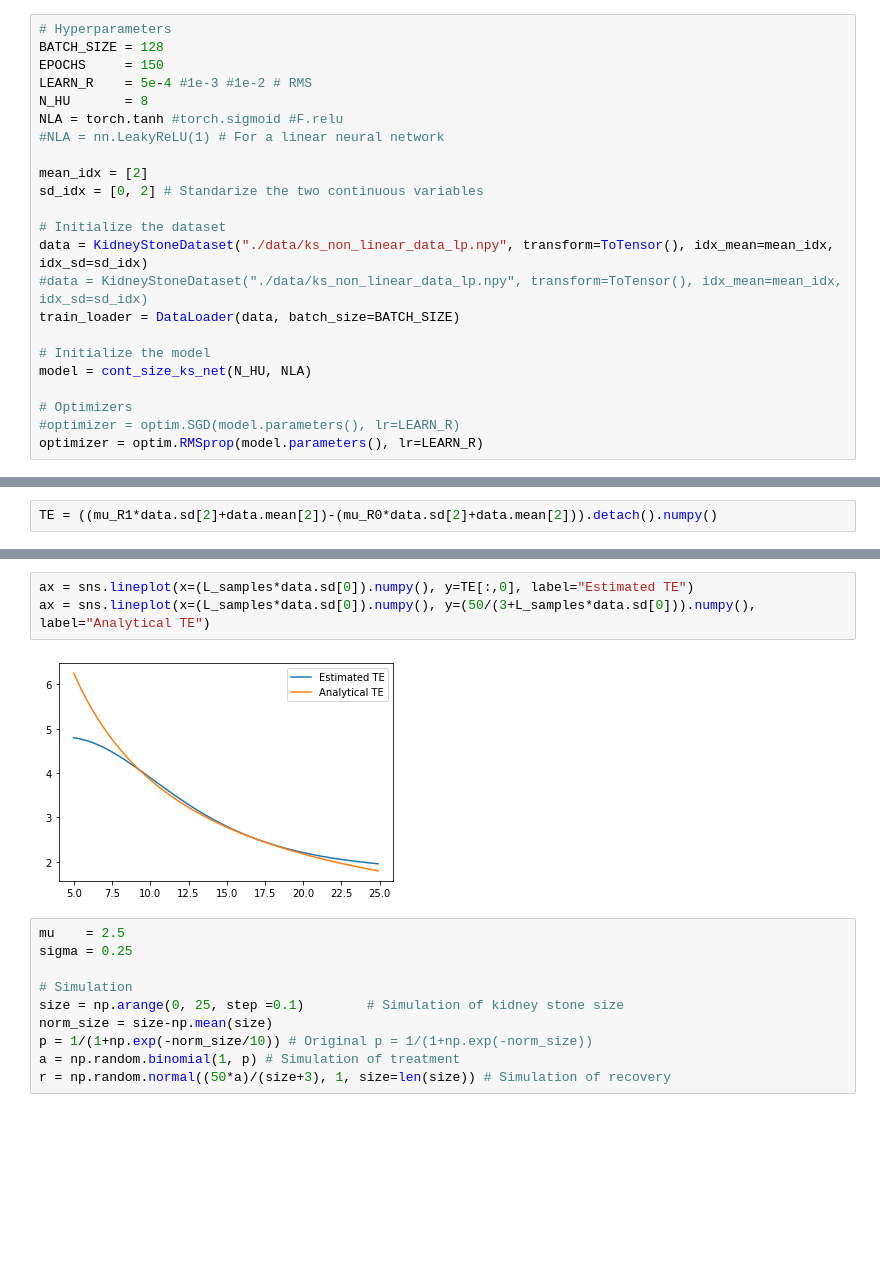
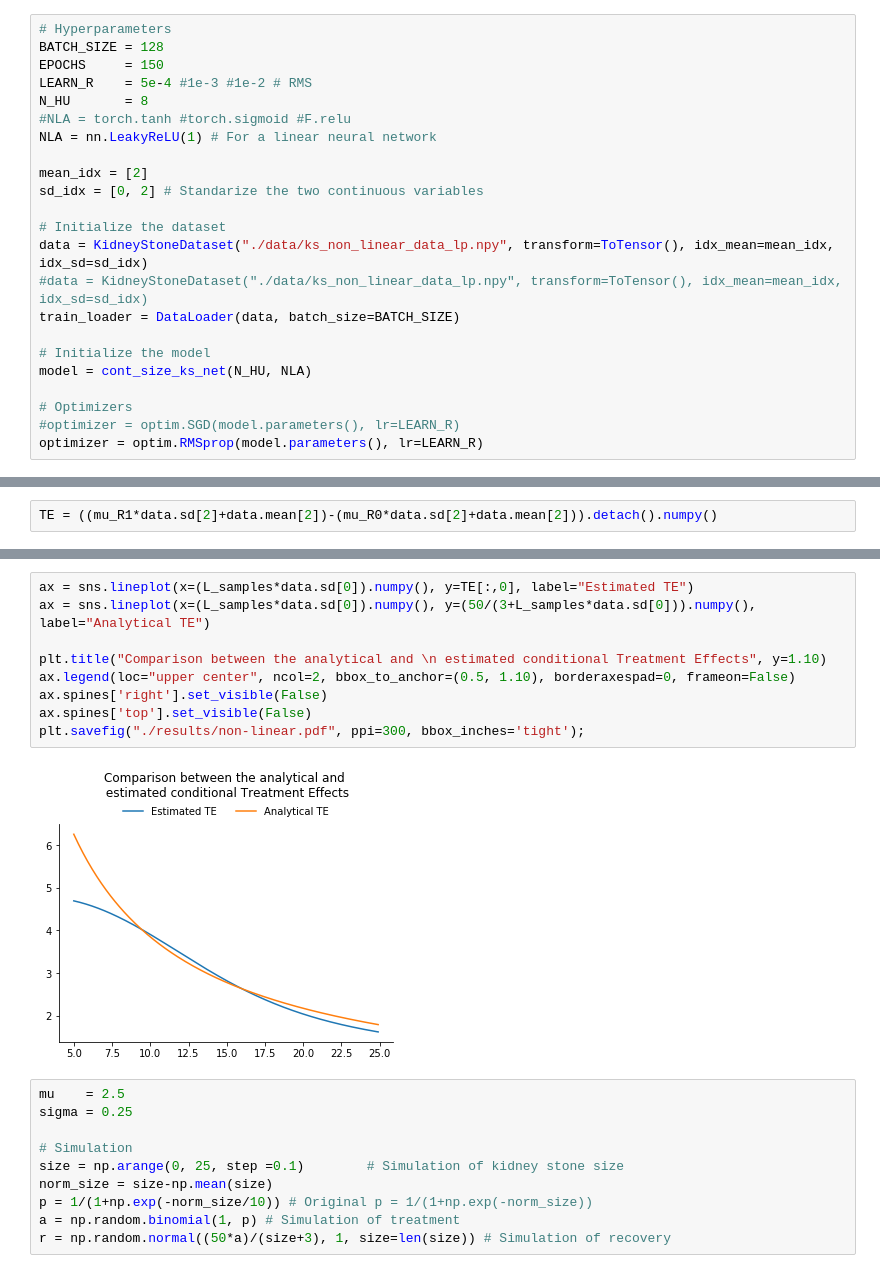
Before and after one commit to Chechgm/causal_effect_estimation_using_nade, a Jupyter notebook: 4-Non_linear.ipynb, the cells around one changed output, grey strips where cells are left out. Saved outputs shown, nothing was run; the diff lists cells and outputs as text; blank space fills up the shorter version.

Commit message:
Added folder with results, nb 4 5 6 need refactoring. I would also like to have a more principled approach with HP but that might be with future projects

```diff
--- a/4-Non_linear.ipynb
+++ b/4-Non_linear.ipynb
@@ -26,8 +26,8 @@ BATCH_SIZE = 128
 EPOCHS     = 150
 LEARN_R    = 5e-4 #1e-3 #1e-2 # RMS
 N_HU       = 8
-NLA = torch.tanh #torch.sigmoid #F.relu
-#NLA = nn.LeakyReLU(1) # For a linear neural network
+#NLA = torch.tanh #torch.sigmoid #F.relu
+NLA = nn.LeakyReLU(1) # For a linear neural network
 
 mean_idx = [2]
 sd_idx = [0, 2] # Standarize the two continuous variables
@@ -126,8 +139,14 @@ ax = sns.lineplot(x=(L_samples*data.sd[0]).numpy(), y=TE[:,0], label="Treatment
 # %%
 ax = sns.lineplot(x=(L_samples*data.sd[0]).numpy(), y=TE[:,0], label="Estimated TE")
 ax = sns.lineplot(x=(L_samples*data.sd[0]).numpy(), y=(50/(3+L_samples*data.sd[0])).numpy(), label="Analytical TE")
+
+plt.title("Comparison between the analytical and \n estimated conditional Treatment Effects", y=1.10)
+ax.legend(loc="upper center", ncol=2, bbox_to_anchor=(0.5, 1.10), borderaxespad=0, frameon=False)
+ax.spines['right'].set_visible(False)
+ax.spines['top'].set_visible(False)
+plt.savefig("./results/non-linear.pdf", ppi=300, bbox_inches='tight');
 # %% [output]
-[figure, old version]
+[figure, new version]
 # %%
 mu    = 2.5
 sigma = 0.25
```
Also changed, not shown: parts of 5 cells of this notebook, 7 other files.
